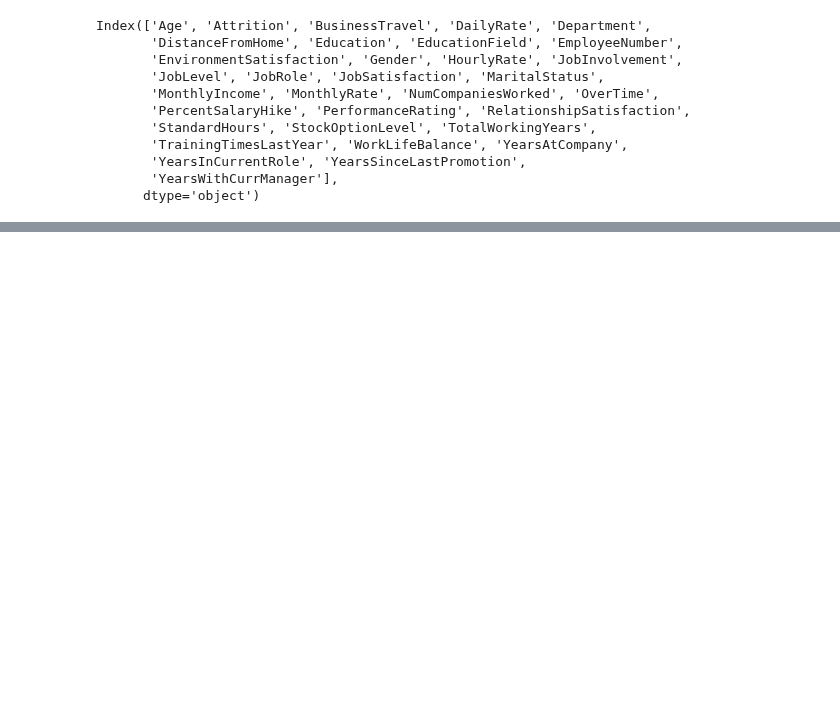
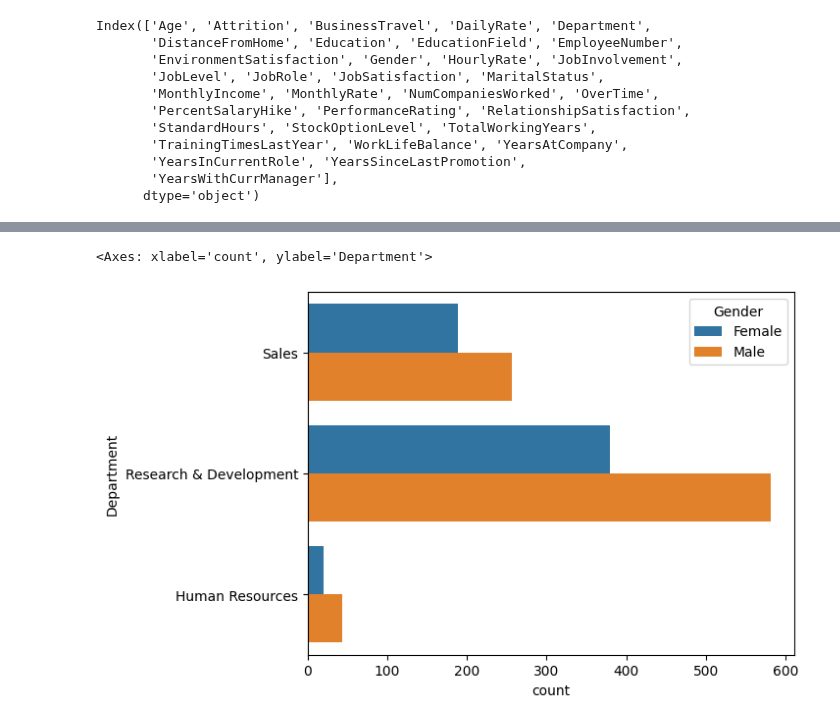
Before and after one commit to JOCRZ/Meriskill-Internship, a Jupyter notebook: Projects/Project3/M2Project3.ipynb, the cells around one changed output, grey strips where cells are left out. Saved outputs shown, nothing was run; the diff lists cells and outputs as text; code cells hidden in the pictures; blank space fills up the shorter version.

```diff
--- a/Projects/Project3/M2Project3.ipynb
+++ b/Projects/Project3/M2Project3.ipynb
@@ -20,0 +33,5 @@ Index(['Age', 'Attrition', 'BusinessTravel', 'DailyRate', 'Department',
+# %%
+sns.countplot(data = df,y='Department',hue='Gender')
+# %% [output]
+<Axes: xlabel='count', ylabel='Department'>
+[figure, added]
```
Also changed, not shown: parts of 5 cells of this notebook.
